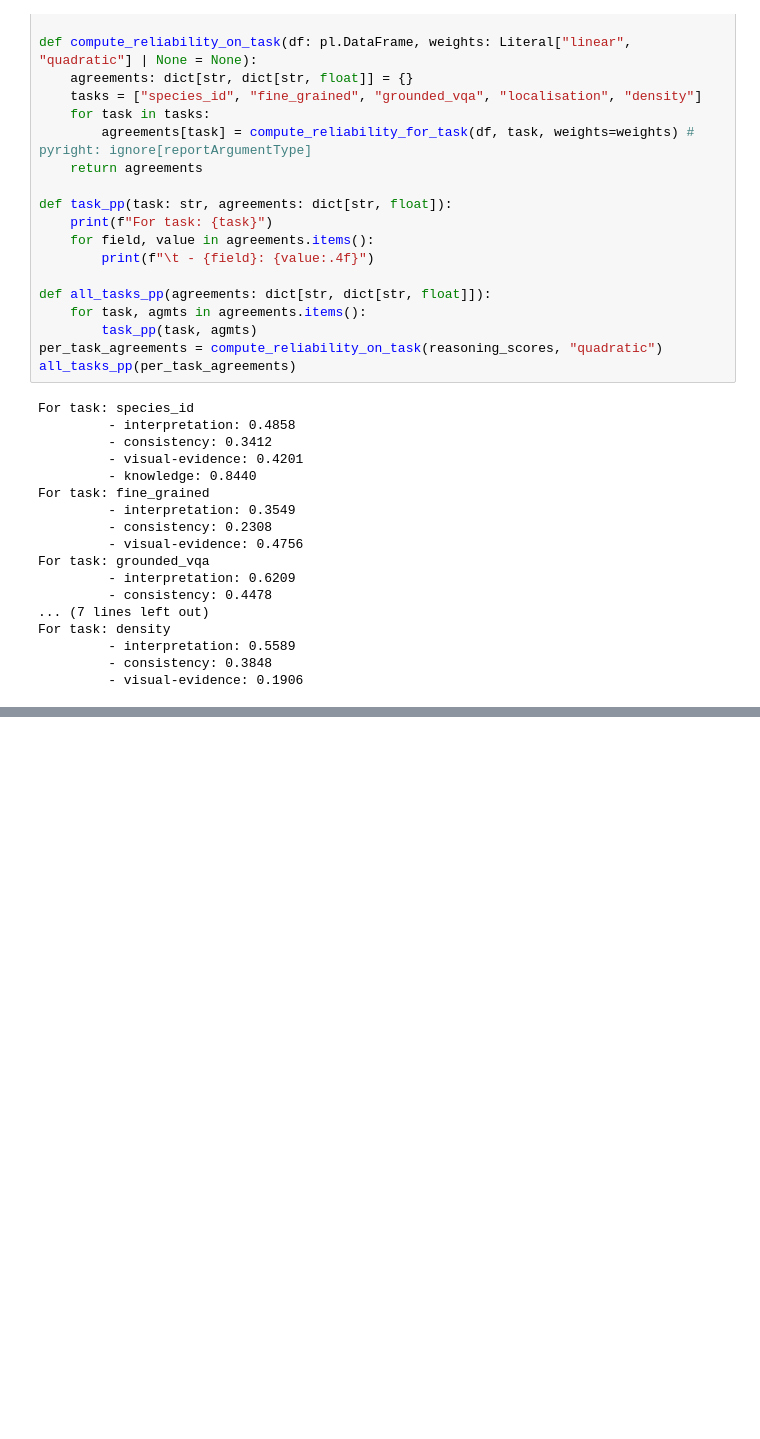
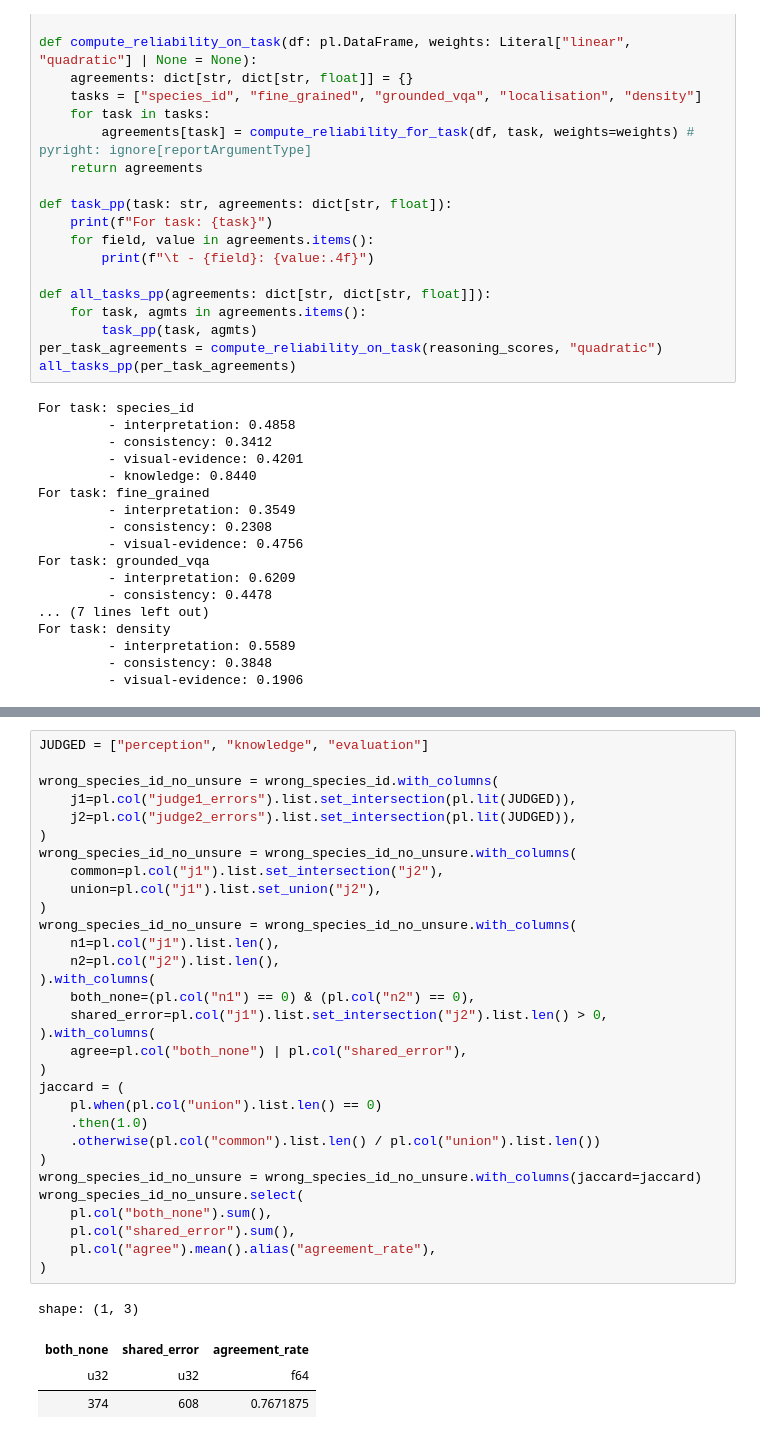
Before and after one commit to al-c7/weedvlm, a Jupyter notebook: notebooks/reasoning.ipynb, the cells around one changed output, grey strips where cells are left out. Saved outputs shown, nothing was run; the diff lists cells and outputs as text; blank space fills up the shorter version.

```diff
--- a/notebooks/reasoning.ipynb
+++ b/notebooks/reasoning.ipynb
@@ -285,0 +463,36 @@ Series: 'judge1_errors' [list[str]]
+# %%
+JUDGED = ["perception", "knowledge", "evaluation"]
+
+wrong_species_id_no_unsure = wrong_species_id.with_columns(
+    j1=pl.col("judge1_errors").list.set_intersection(pl.lit(JUDGED)),
+    j2=pl.col("judge2_errors").list.set_intersection(pl.lit(JUDGED)),
+)
+wrong_species_id_no_unsure = wrong_species_id_no_unsure.with_columns(
+    common=pl.col("j1").list.set_intersection("j2"),
+    union=pl.col("j1").list.set_union("j2"),
+)
+wrong_species_id_no_unsure = wrong_species_id_no_unsure.with_columns(
+    n1=pl.col("j1").list.len(),
+    n2=pl.col("j2").list.len(),
+).with_columns(
+    both_none=(pl.col("n1") == 0) & (pl.col("n2") == 0),
+    shared_error=pl.col("j1").list.set_intersection("j2").list.len() > 0,
+).with_columns(
+    agree=pl.col("both_none") | pl.col("shared_error"),
+)
+jaccard = (
+    pl.when(pl.col("union").list.len() == 0)
+    .then(1.0)
+    .otherwise(pl.col("common").list.len() / pl.col("union").list.len())
+)
+wrong_species_id_no_unsure = wrong_species_id_no_unsure.with_columns(jaccard=jaccard)
+wrong_species_id_no_unsure.select(
+    pl.col("both_none").sum(),
+    pl.col("shared_error").sum(),
+    pl.col("agree").mean().alias("agreement_rate"),
+)
+# %% [output]
+shape: (1, 3)
+| both_none | shared_error | agreement_rate |
+| u32 | u32 | f64 |
+| 374 | 608 | 0.7671875 |
```
Also changed, not shown: parts of 14 cells of this notebook, 2 other files.
